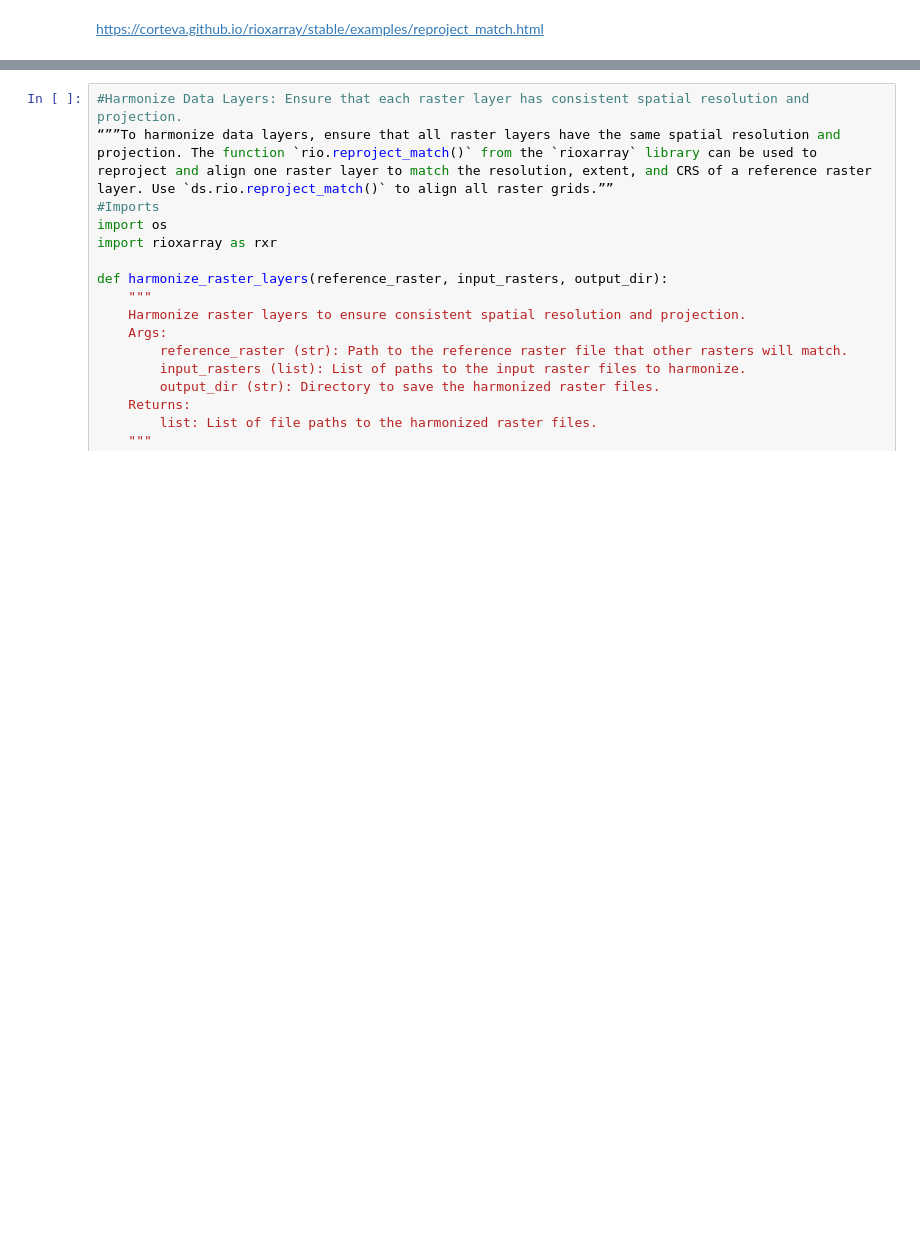
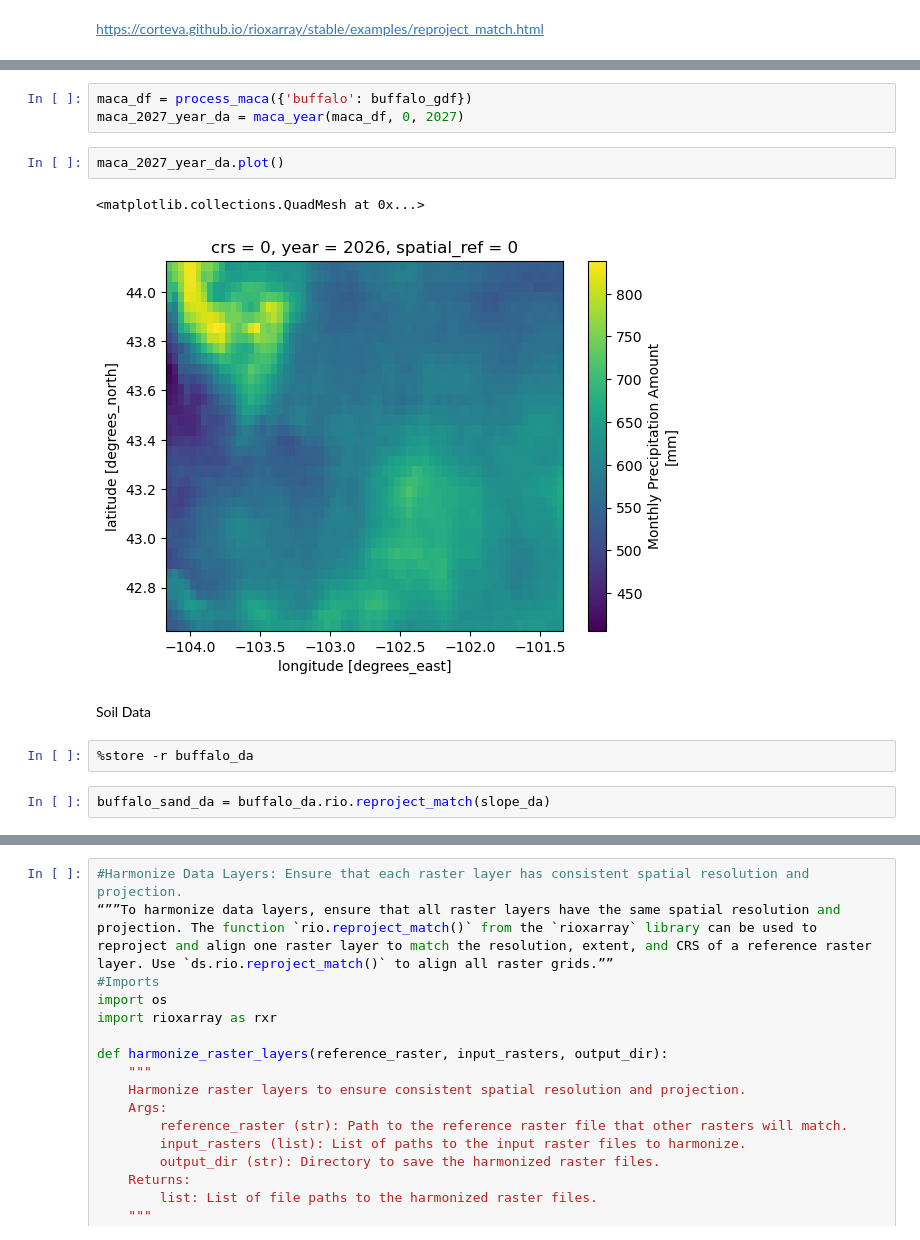
Before and after one commit to byandell-envsys/habitatSuitability, a Jupyter notebook: 3_harmonize.ipynb, the cells around one changed output, grey strips where cells are left out. Drawn from its saved outputs; the diff is of its cells as text; blank space fills up the shorter version.

```diff
--- a/3_harmonize.ipynb
+++ b/3_harmonize.ipynb
@@ -12,0 +50,14 @@ https://corteva.github.io/rioxarray/stable/examples/reproject_match.html
+# %%
+maca_df = process_maca({'buffalo': buffalo_gdf})
+maca_2027_year_da = maca_year(maca_df, 0, 2027)
+# %%
+maca_2027_year_da.plot()
+# %% [output]
+<matplotlib.collections.QuadMesh at 0x...>
+[figure, added]
+# %% [markdown]
+Soil Data
+# %%
+%store -r buffalo_da
+# %%
+buffalo_sand_da = buffalo_da.rio.reproject_match(slope_da)
```
Also changed, not shown: parts of 16 cells of this notebook, 1 other file.
